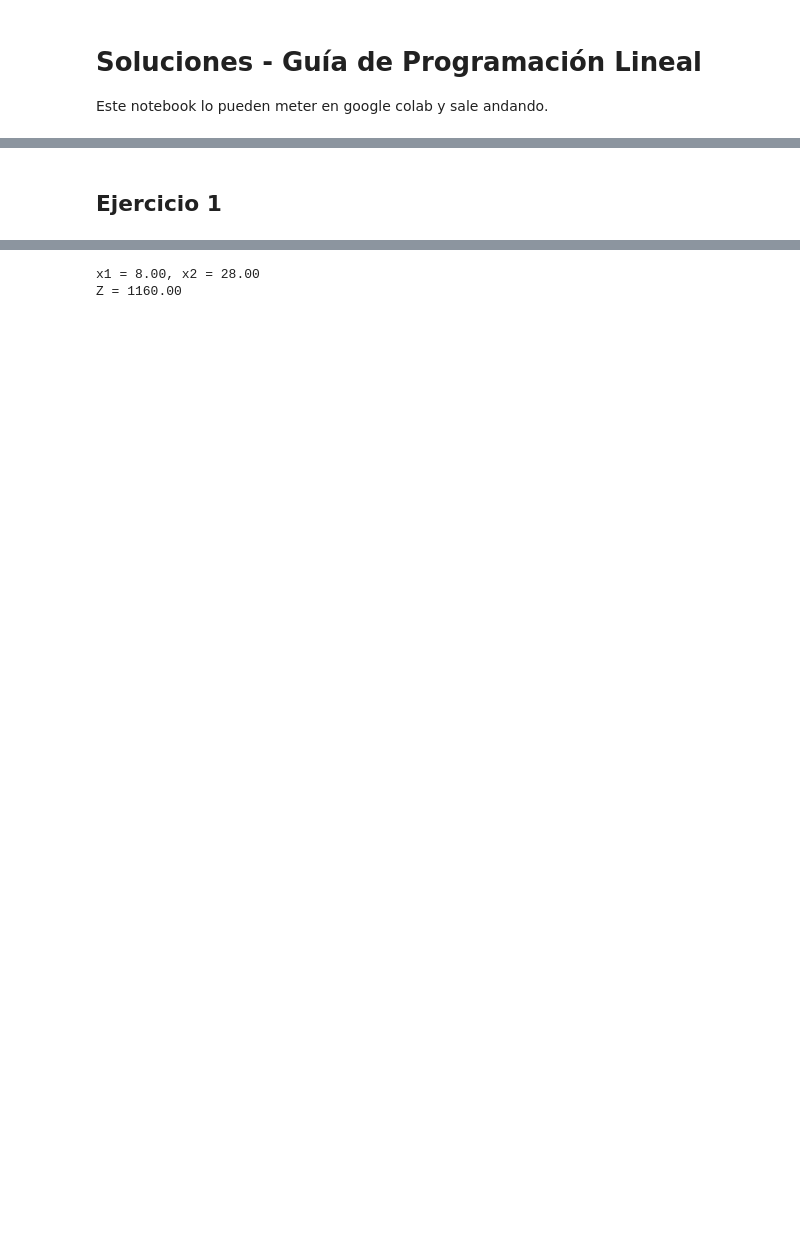
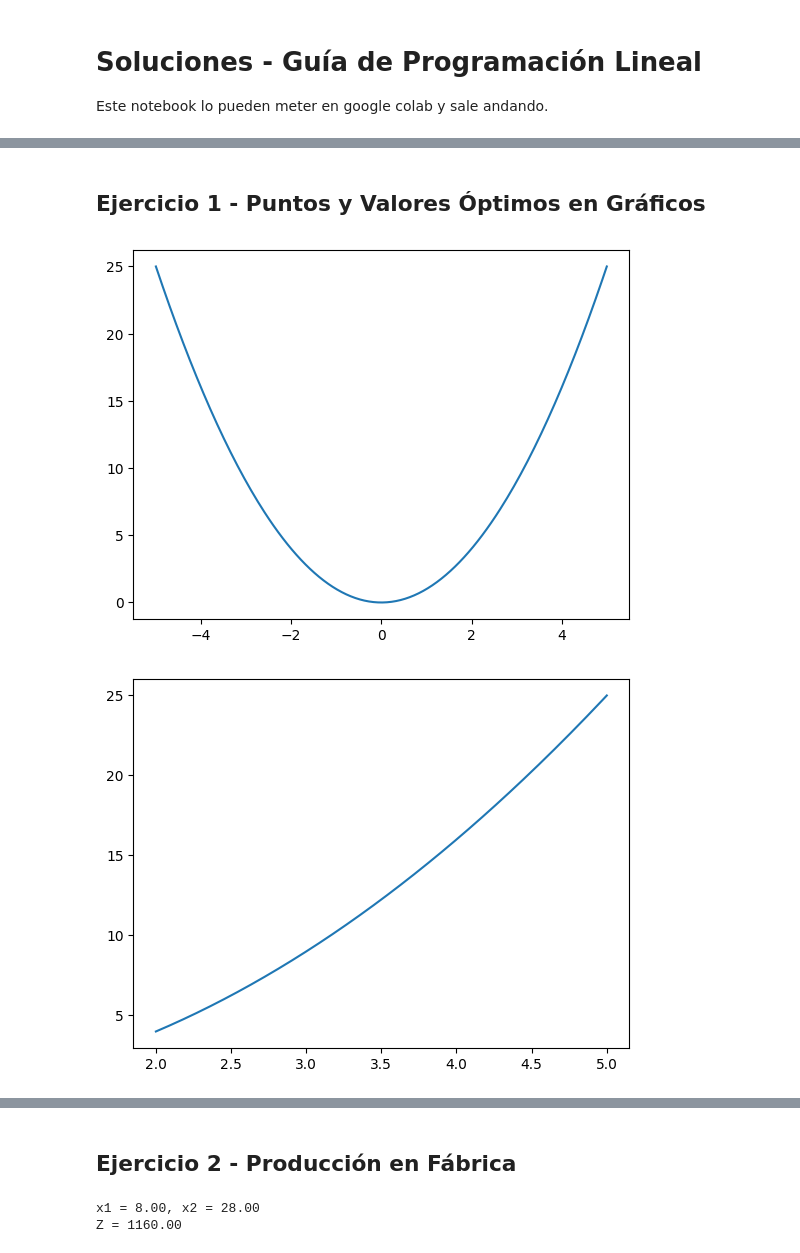
Before and after one commit to ferkrodriguez98/tutoriales_investigacion_operativa, a Jupyter notebook: Guías de Ejercicios/02 - Programación Lineal/soluciones_guia_prog_lineal.ipynb, the cells around one changed output, grey strips where cells are left out. Cells and saved outputs as stored; diff of their text form; code cells hidden in the pictures; blank space fills up the shorter version.

```diff
--- a/Guías de Ejercicios/02 - Programación Lineal/soluciones_guia_prog_lineal.ipynb
+++ b/Guías de Ejercicios/02 - Programación Lineal/soluciones_guia_prog_lineal.ipynb
@@ -8,4 +11,45 @@ Este notebook lo pueden meter en google colab y sale andando.
 import picos
 import numpy as np
 # %% [markdown]
-## Ejercicio 1
+## Ejercicio 1 - Puntos y Valores Óptimos en Gráficos
+# %%
+# a)
+import numpy as np
+import matplotlib.pyplot as plt
+
+x = np.linspace(-5, 5, 200)
+plt.plot(x, x**2)
+plt.show()
+
+# b)
+x = np.linspace(2, 5, 200)
+plt.plot(x, x**2)
+plt.show()
+
+# c)
+x = np.linspace(0, 5, 200)
+plt.plot(x, x)
+plt.show()
+
+# d)
+x = np.linspace(0, 10, 200)
+plt.plot(x, x)
+plt.show()
+
+# e)
+x = np.linspace(2, 0, 200)
+plt.plot(x, x)
+plt.show()
+
+# f)
+x = np.linspace(0, 1, 200)
+plt.plot(x, np.cos(x))
+plt.show()
+
+# g)
+x = np.linspace(0, 10, 200)
+plt.plot(x, np.cos(x))
+plt.show()
+# %% [output]
+[figure, added]
+[figure, added]
@@ -12,3 +61,5 @@ import numpy as np
+# %% [markdown]
+## Ejercicio 2 - Producción en Fábrica
 # %%
 P = picos.Problem()
 
```
Also changed, not shown: parts of 33 cells of this notebook, 2 other files.
